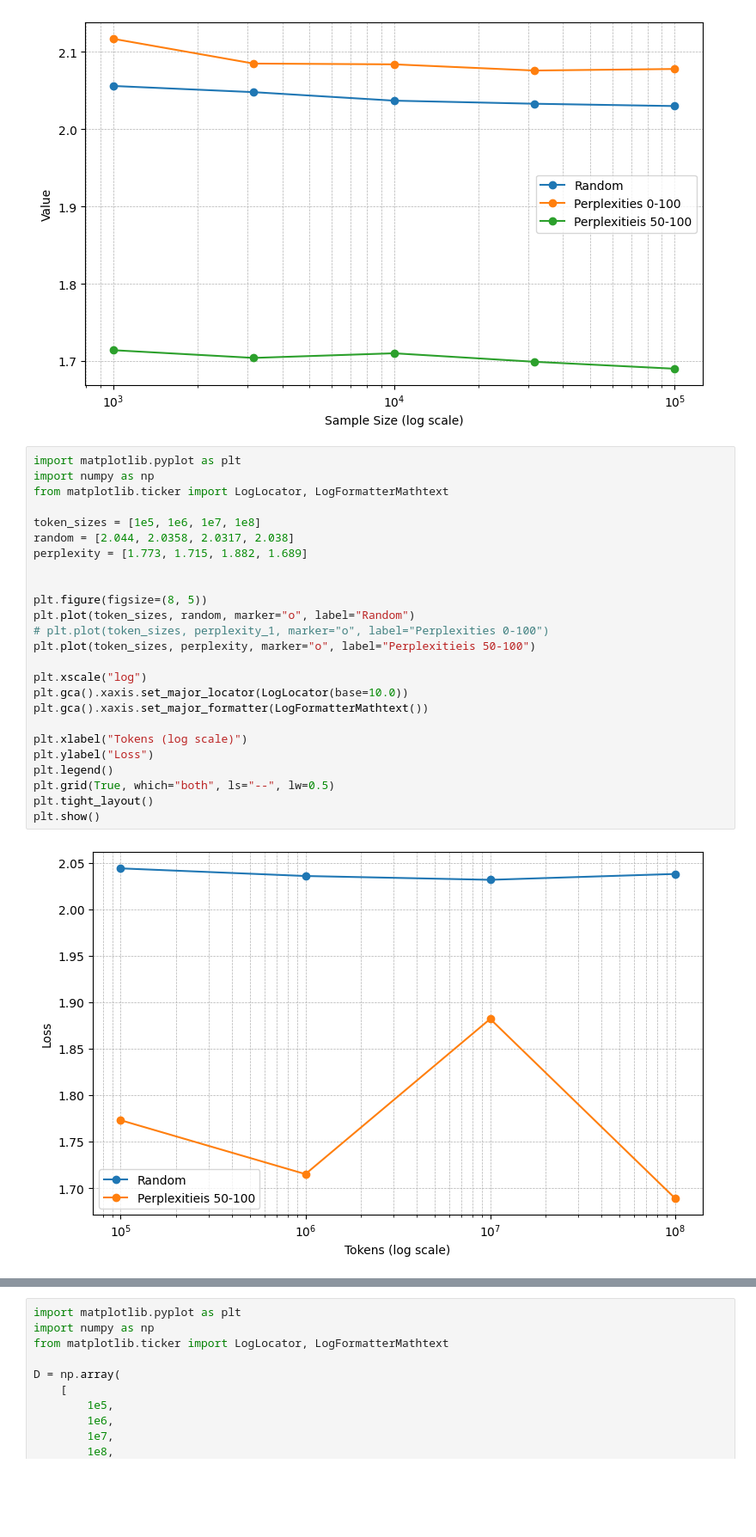
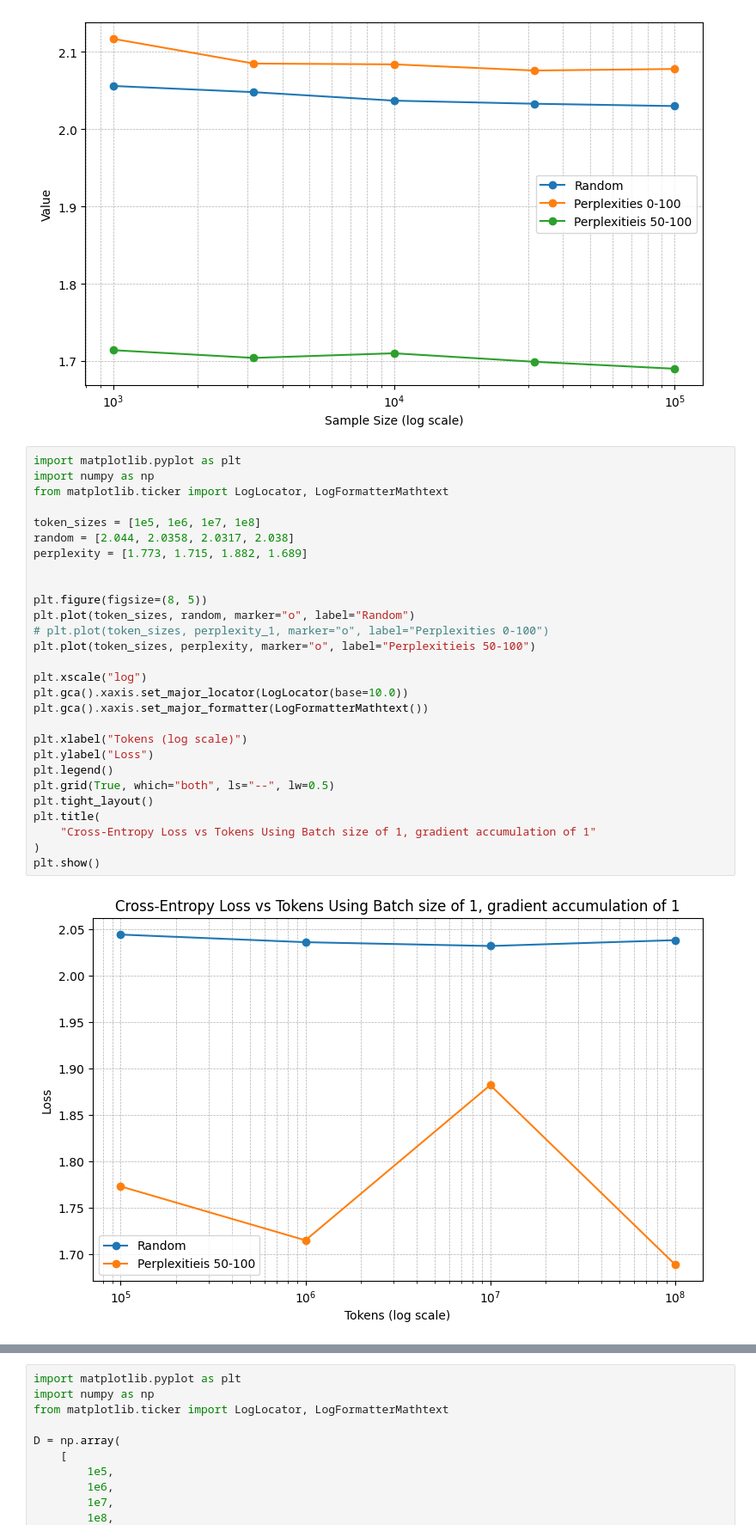
Before and after one commit to jaylim13/data-selection-project0, a Jupyter notebook: scaling_law/lightweight_fine_tuning.ipynb, the cells around one changed output, grey strips where cells are left out. Shown: that part at 86% size. Saved outputs shown, nothing was run; the diff lists cells and outputs as text; blank space fills up the shorter version.

Commit message:
graph for improved token vs loss

```diff
--- a/scaling_law/lightweight_fine_tuning.ipynb
+++ b/scaling_law/lightweight_fine_tuning.ipynb
@@ -323,27 +323,30 @@ plt.show()
 # %%
 import matplotlib.pyplot as plt
 import numpy as np
 from matplotlib.ticker import LogLocator, LogFormatterMathtext
 
 token_sizes = [1e5, 1e6, 1e7, 1e8]
 random = [2.044, 2.0358, 2.0317, 2.038]
 perplexity = [1.773, 1.715, 1.882, 1.689]
 
 
 plt.figure(figsize=(8, 5))
 plt.plot(token_sizes, random, marker="o", label="Random")
 # plt.plot(token_sizes, perplexity_1, marker="o", label="Perplexities 0-100")
 plt.plot(token_sizes, perplexity, marker="o", label="Perplexitieis 50-100")
 
 plt.xscale("log")
 plt.gca().xaxis.set_major_locator(LogLocator(base=10.0))
 plt.gca().xaxis.set_major_formatter(LogFormatterMathtext())
 
 plt.xlabel("Tokens (log scale)")
 plt.ylabel("Loss")
 plt.legend()
 plt.grid(True, which="both", ls="--", lw=0.5)
 plt.tight_layout()
+plt.title(
+    "Cross-Entropy Loss vs Tokens Using Batch size of 1, gradient accumulation of 1"
+)
 plt.show()
 # %% [output]
-[figure, old version]
+[figure, new version]
```
Also changed, not shown: parts of 1 cell of this notebook.
